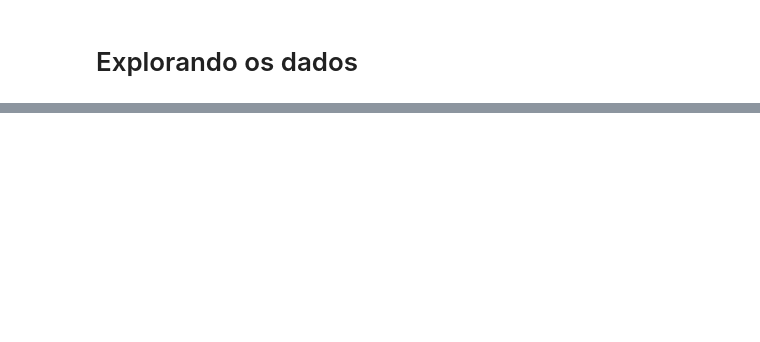
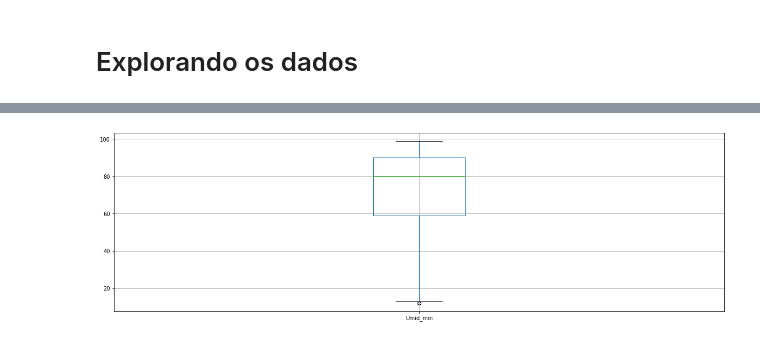
Before and after one commit to thamirisbrandao/rain-prediction-machine, a Jupyter notebook: notebooks/victor_exp_2.ipynb, the cells around one changed output, grey strips where cells are left out. Drawn from its saved outputs; the diff is of its cells as text; code cells hidden in the pictures; blank space fills up the shorter version.

```diff
--- a/notebooks/victor_exp_2.ipynb
+++ b/notebooks/victor_exp_2.ipynb
@@ -116,0 +144,4 @@ imputer.fit_transform(df2[['Rajada.vento', 'Vel.vento', 'Dir.vento']])
+# %%
+df2[['Umid_min']].boxplot(figsize=(20,6));
+# %% [output]
+[figure, added]
```
Also changed, not shown: parts of 49 cells of this notebook, 1 other file.
